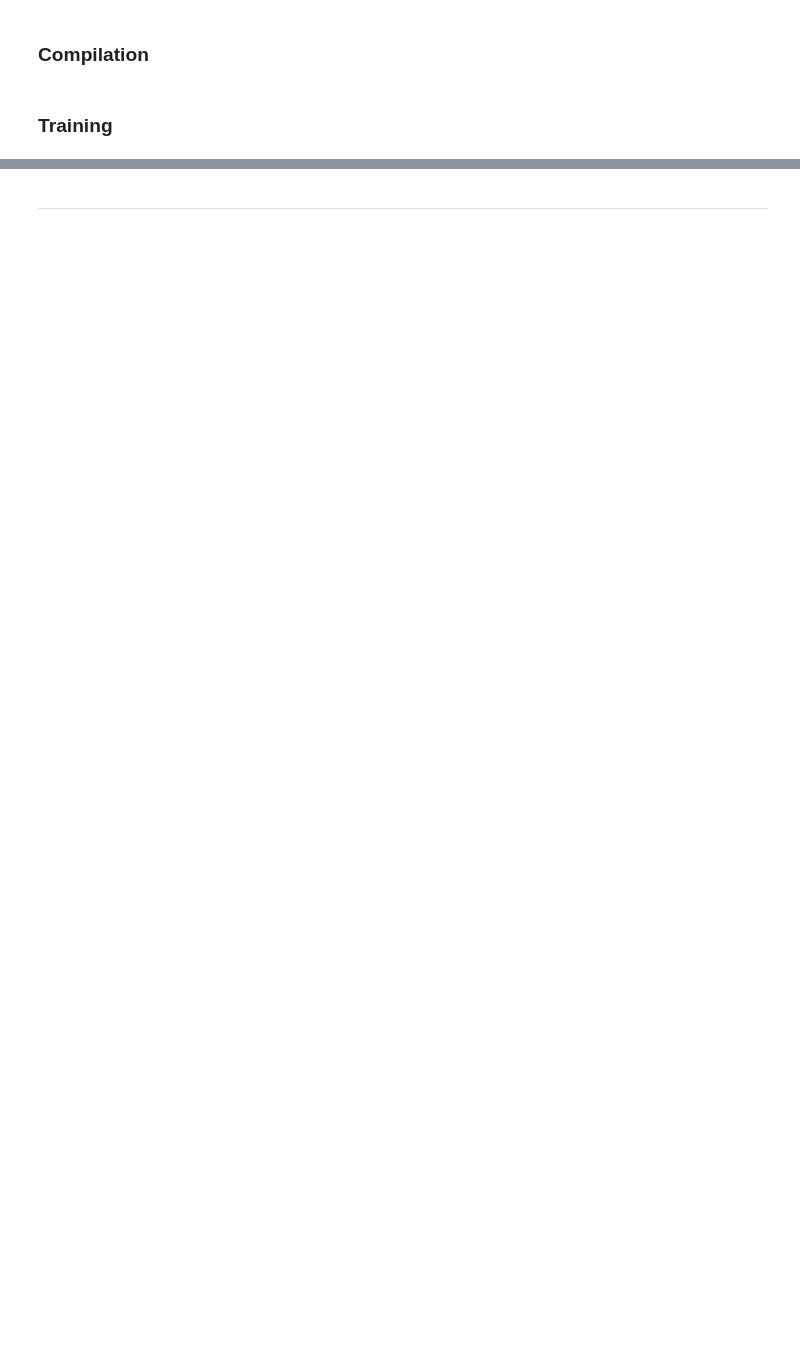
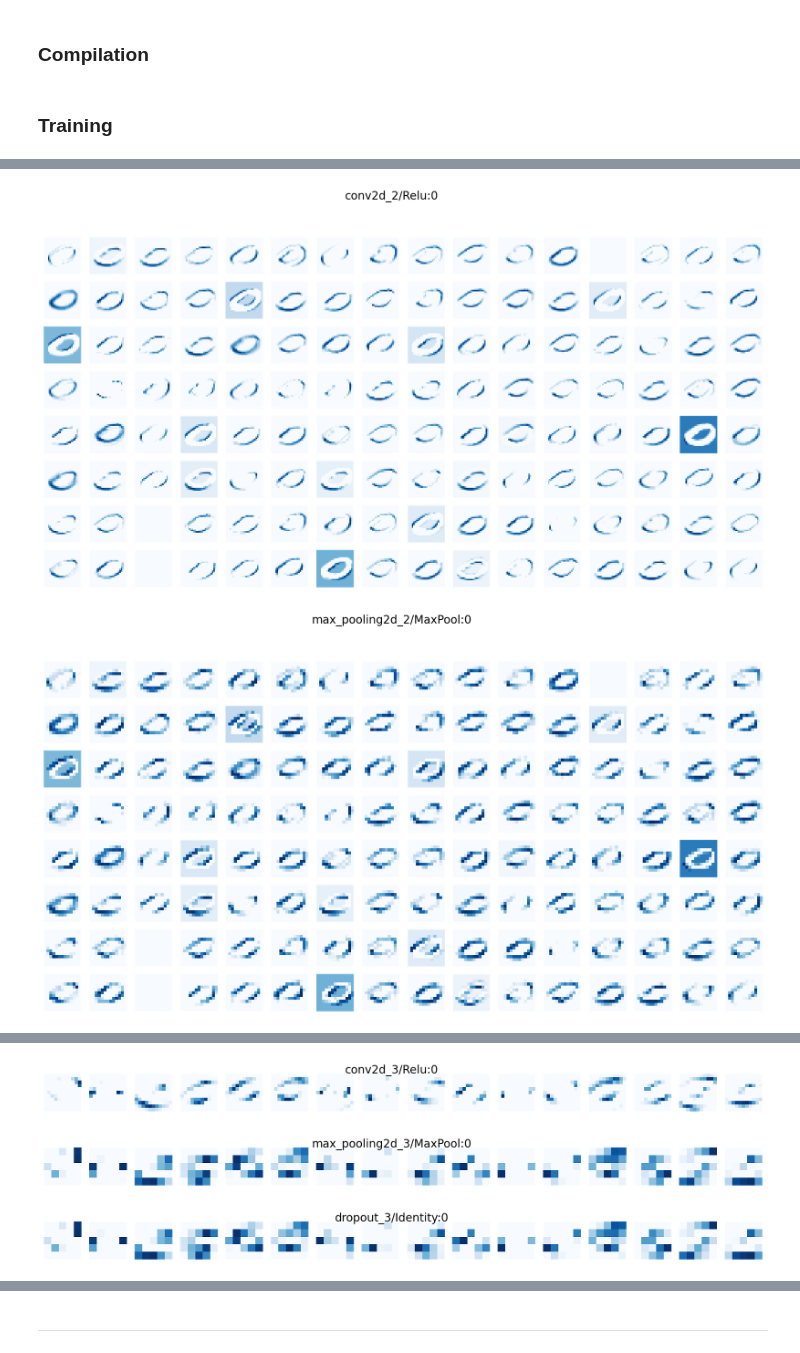
Before and after one commit to adilsmh/Digit-Recognizer, a Jupyter notebook: notebooks/notebook_model.ipynb, the cells around one changed output, grey strips where cells are left out. Drawn from its saved outputs; the diff is of its cells as text; code cells hidden in the pictures; blank space fills up the shorter version.

```diff
--- a/notebooks/notebook_model.ipynb
+++ b/notebooks/notebook_model.ipynb
@@ -332,0 +302,27 @@ dict_keys(['loss', 'mae', 'val_loss', 'val_mae'])
+# %%
+# extract outputs of all layers except Flatten and Dense layers
+output_layers = [layer.output for layer in model.layers[:-3]]
+# define model returning outputs, given model inputs
+activation_model = Model(inputs=model.input, outputs=output_layers)
+# %%
+# define function to plot all hidden activation layers processed image
+def plot_layer(layer, i, layer_name = None):
+    rows = layer.shape[-1]/16
+    cols = 16
+
+    f = plt.figure(figsize=(cols,rows))
+    # plt.imshow(first_activation_layer[0,:,:,:].reshape([14*4,14*16]),cmap="Blues")
+    for i in range(layer.shape[-1]):
+        f.add_subplot(rows,cols,i+1)
+        plt.imshow(layer[0,:,:,i].reshape([layer.shape[2],layer.shape[2]]), cmap="Blues")
+        plt.axis("off")
+    f.suptitle(layer_name, fontsize=14)
+    plt.savefig("../reports/figures/model/intermediate_layers" + str(i)+ ".png")
+    plt.show()
+# %%
+# instantiate hidden layer plot function
+for i, layer in enumerate(activation_model.predict(X_train[9].reshape([1,28,28,1]))):
+    plot_layer(layer, i, output_layers[i].name)
+# %% [output]
+[figure, added]
+[figure, added]
@@ -332,0 +330,3 @@ dict_keys(['loss', 'mae', 'val_loss', 'val_mae'])
+[figure, added]
+[figure, added]
+[figure, added]
```
Also changed, not shown: parts of 82 cells of this notebook, 9 other files.
